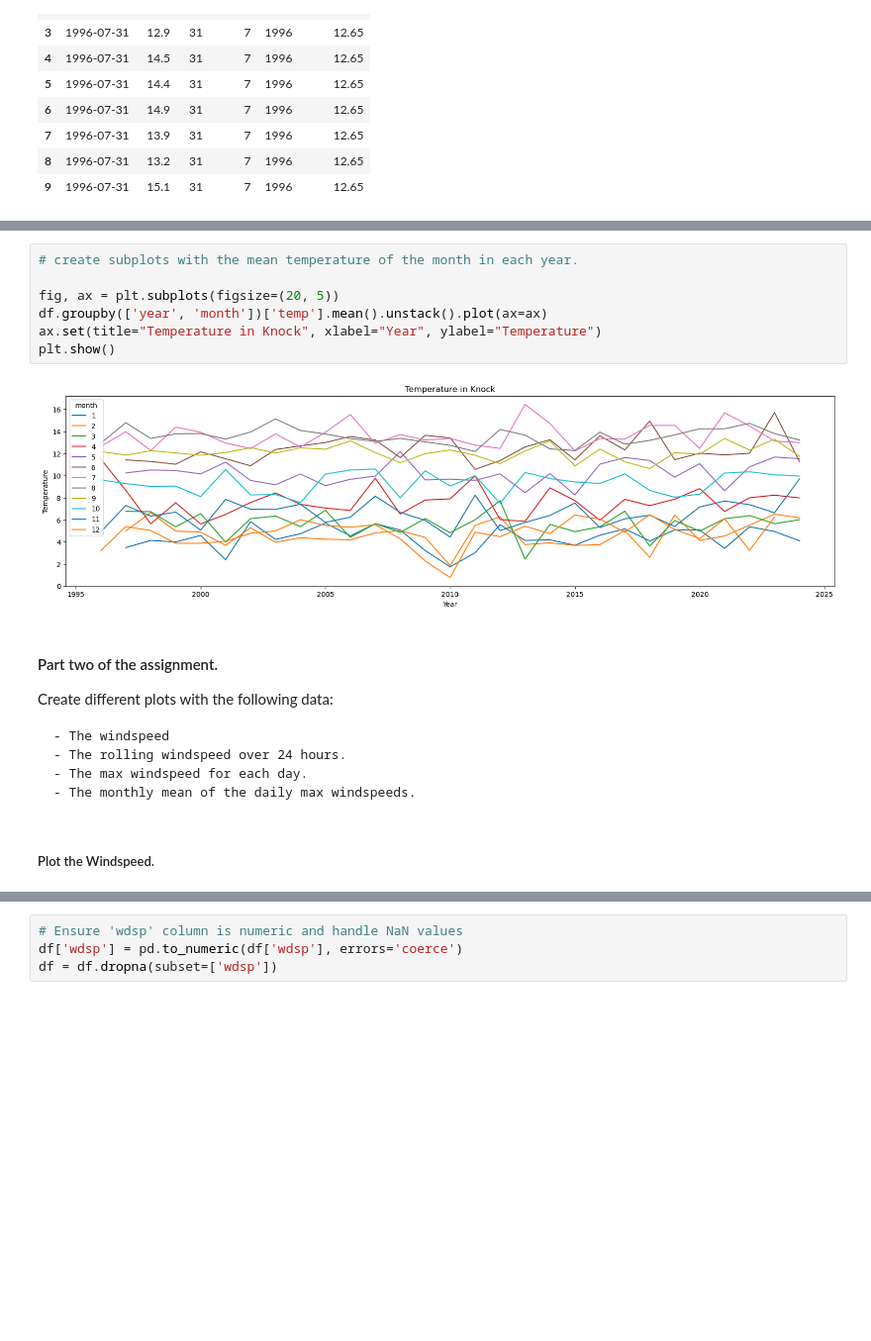
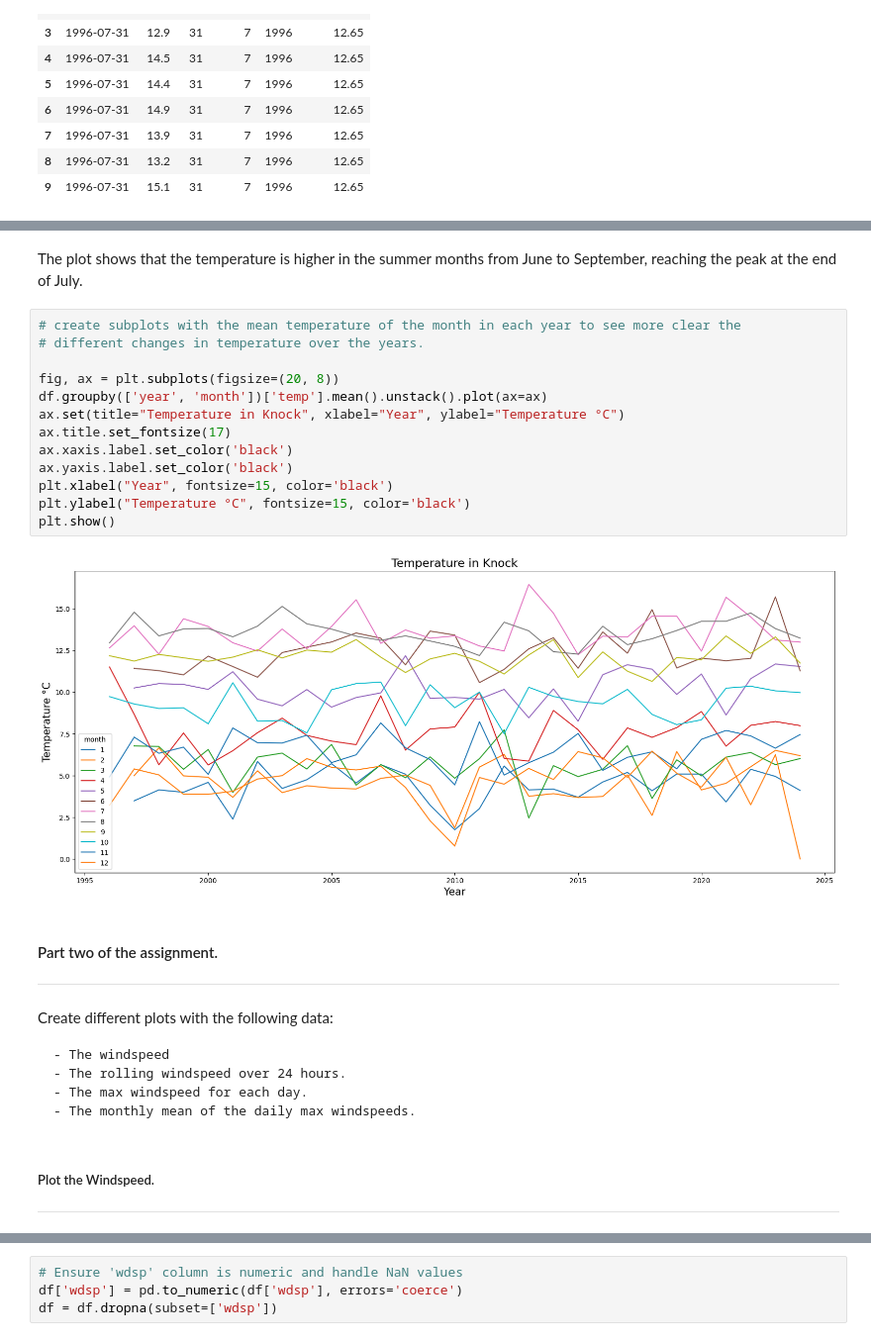
Before and after one commit to Jennyicano/PFDA, a Jupyter notebook: assignments/assignment_6_Weather.ipynb, the cells around one changed output, grey strips where cells are left out. Shown at 99% size. Drawn from its saved outputs; the diff is of its cells as text; blank space fills up the shorter version.

```diff
--- a/assignments/assignment_6_Weather.ipynb
+++ b/assignments/assignment_6_Weather.ipynb
@@ -305,14 +316,24 @@ plt.show()
+# %% [markdown]
+The plot shows that the temperature is higher in the summer months from June to September, reaching the peak at the end of July.
 # %%
-# create subplots with the mean temperature of the month in each year.
+# create subplots with the mean temperature of the month in each year to see more clear the
+# different changes in temperature over the years.
 
-fig, ax = plt.subplots(figsize=(20, 5))
+fig, ax = plt.subplots(figsize=(20, 8))
 df.groupby(['year', 'month'])['temp'].mean().unstack().plot(ax=ax)
-ax.set(title="Temperature in Knock", xlabel="Year", ylabel="Temperature")
+ax.set(title="Temperature in Knock", xlabel="Year", ylabel="Temperature °C")
+ax.title.set_fontsize(17)
+ax.xaxis.label.set_color('black')
+ax.yaxis.label.set_color('black')
+plt.xlabel("Year", fontsize=15, color='black')
+plt.ylabel("Temperature °C", fontsize=15, color='black')
 plt.show()
 # %% [output]
-[figure, old version]
+[figure, new version]
 # %% [markdown]
 #### Part two of the assignment.
+
+***********
 
 Create different plots with the following data:
 
@@ -322,6 +343,8 @@ Create different plots with the following data:
     - The monthly mean of the daily max windspeeds.
 # %% [markdown]
 ##### Plot the Windspeed.
+
+***********
 # %%
 # First I'll check the data related with the wind speed by date.
 
```
Also changed, not shown: parts of 20 cells of this notebook, 3 other files.
